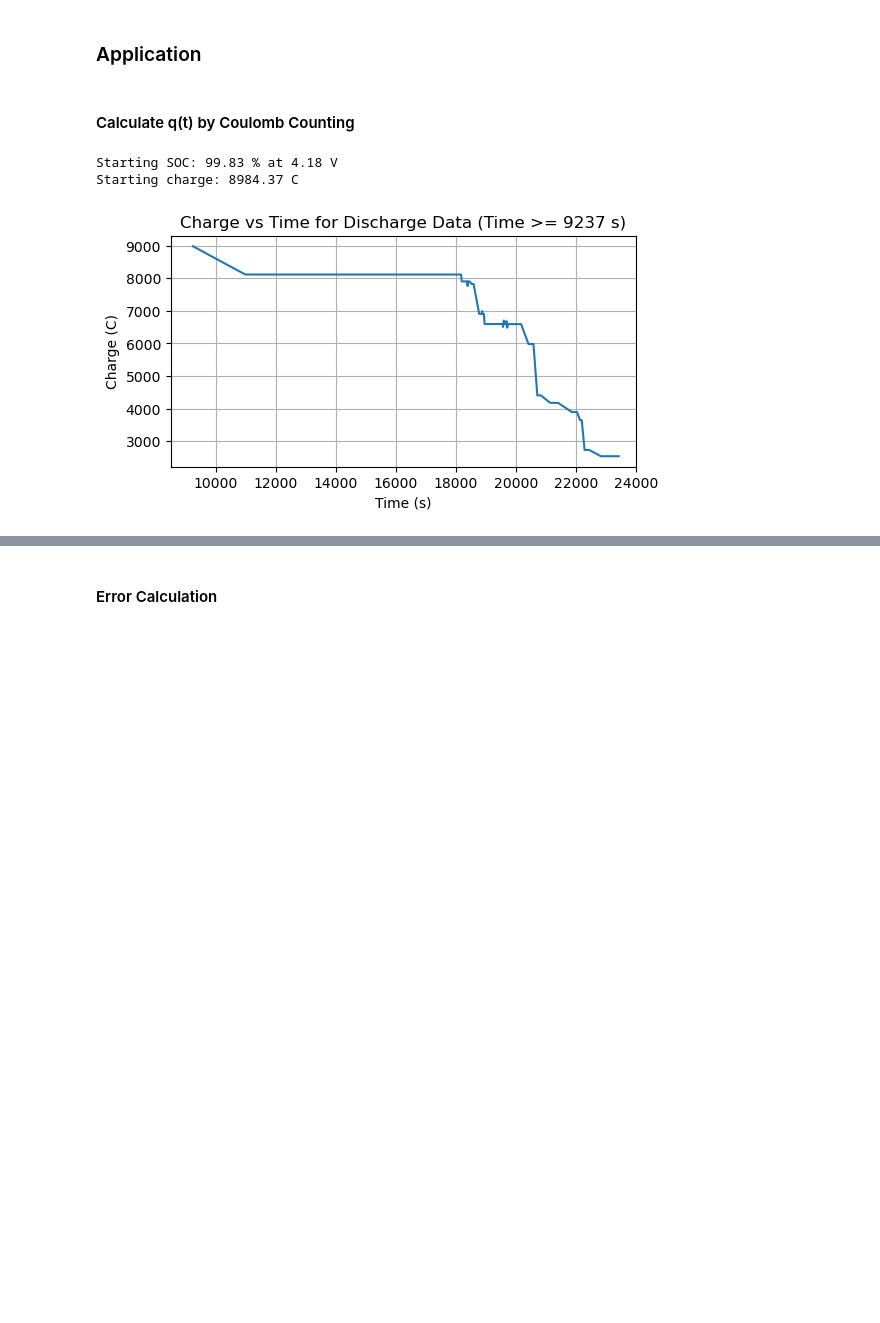
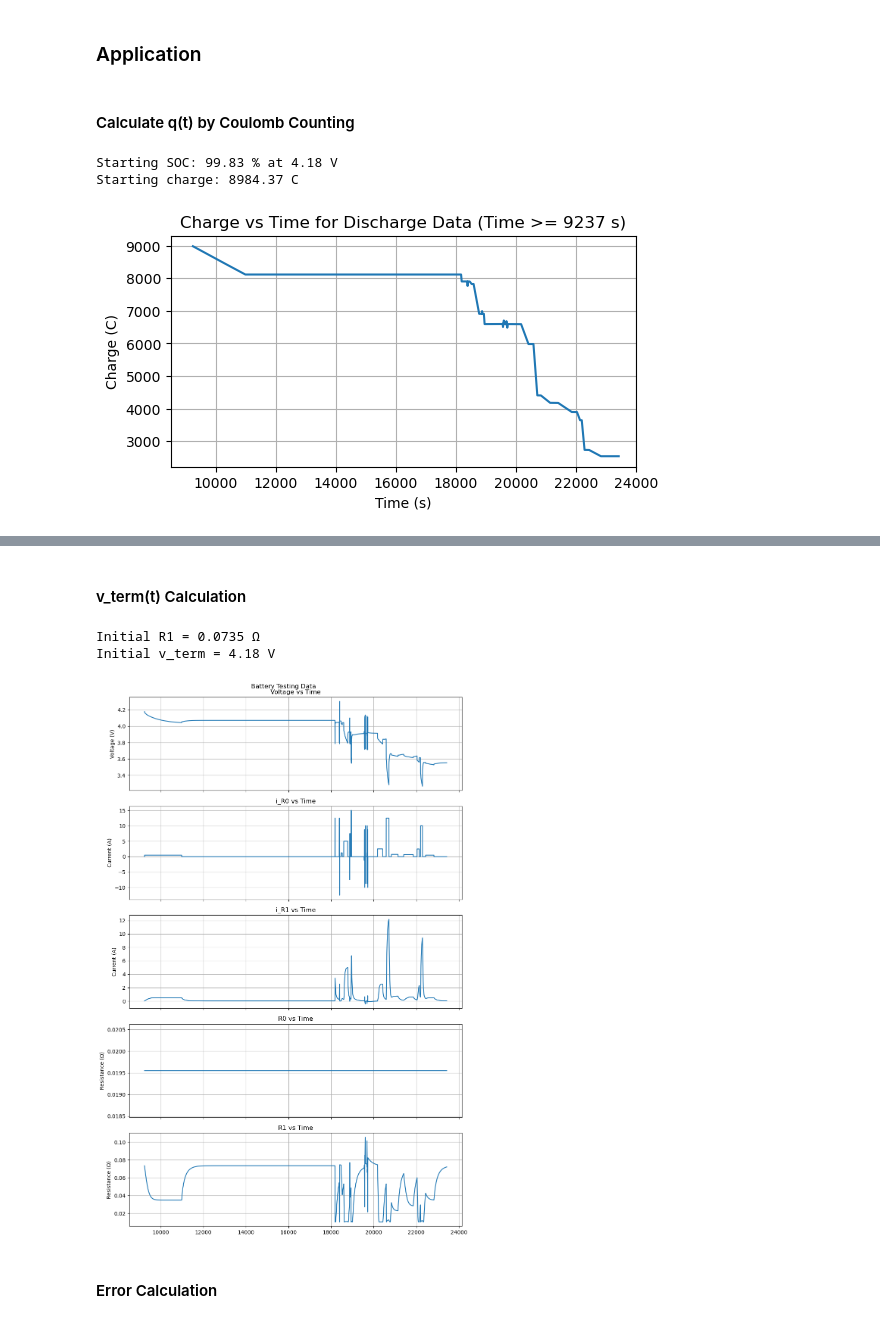
Before and after one commit to ryanlleung/FCTT-Project-3, a Jupyter notebook: part2.ipynb, the cells around one changed output, grey strips where cells are left out. Drawn from its saved outputs; the diff is of its cells as text; code cells hidden in the pictures; blank space fills up the shorter version.

```diff
--- a/part2.ipynb
+++ b/part2.ipynb
@@ -242,3 +165,75 @@ plt.show()
+# %% [markdown]
+#### v_term(t) Calculation
+# %%
+# Parameters
+
+## Constant Values
+R0 = 19.55e-3 # Ω
+C1 = 2814 # F
+
+## R1 parametrisation
+offset = 0.0098
+R1_0A = 0.1002
+b = -0.6658
+c = 0.9784
+d = 0.00023
+
+def get_R1(i_R1): # T_cell in K, i_R1 in A, R1 in Ω
+    return offset + d*i_R1 + R1_0A * np.exp((-1*(i_R1-b)**2)/c)
+
+i_R0 = -BT_discharge['Current (mA)'].values / 1000
+R0 = np.ones(len(BT_discharge))*R0
+
+i_R1 = np.zeros(len(BT_discharge))
+R1 = np.zeros(len(BT_discharge))
+R1[0] = get_R1(i_R1[0])
+print(f'Initial R1 = {np.round(R1[0], 4)} Ω')
+
+SOC_array = charge_array/CAPACITY_C * 100
+OCV_array = get_OCV(SOC_array)
+
+v_term = np.zeros(len(BT_discharge))
+v_term[0] = BT_discharge['Voltage (V)'].iloc[0]
+print(f'Initial v_term = {np.round(v_term[0], 2)} V')
+
+DT = 1 # s
+for i in range(0, len(BT_discharge) - 1):
+    i_R1[i+1] = np.exp(-1*DT/(R1[i]*C1)) * i_R1[i] + (1 - np.exp(-1*DT/(R1[i]*C1))) * i_R0[i]
+    R1[i+1] = get_R1(i_R1[i+1])
+    v_term[i+1] = OCV_array[i+1] - i_R1[i+1]*R1[i+1] - i_R0[i+1]*R0[i+1]
+
+# plot data
+fig, axs = plt.subplots(5, 1, figsize=(10, 15), sharex=True)
+
+axs[0].plot(BT_discharge['Time (s)'], v_term, label='v_term')
+axs[0].set_ylabel('Voltage (V)')
+axs[0].set_title('Voltage vs Time')
+
+axs[1].plot(BT_discharge['Time (s)'], i_R0, label='i_R0')
+axs[1].set_ylabel('Current (A)')
+axs[1].set_title('i_R0 vs Time')
+
+axs[2].plot(BT_discharge['Time (s)'], i_R1, label='i_R1')
+axs[2].set_ylabel('Current (A)')
+axs[2].set_title('i_R1 vs Time')
+
+axs[3].plot(BT_discharge['Time (s)'], R0, label='R0')
+axs[3].set_ylabel('Resistance (Ω)')
+axs[3].set_title('R0 vs Time')
+
+axs[4].plot(BT_discharge['Time (s)'], R1, label='R1')
+axs[4].set_ylabel('Resistance (Ω)')
+axs[4].set_title('R1 vs Time')
+
+for ax in axs:
+    ax.grid(True)
+plt.suptitle('Battery Testing Data')
+plt.tight_layout()
+plt.show()
+# %% [output]
+Initial R1 = 0.0735 Ω
+Initial v_term = 4.18 V
+[figure, added]
 # %% [markdown]
 #### Error Calculation
 # %%
```
Also changed, not shown: parts of 16 cells of this notebook, 2 other files.
